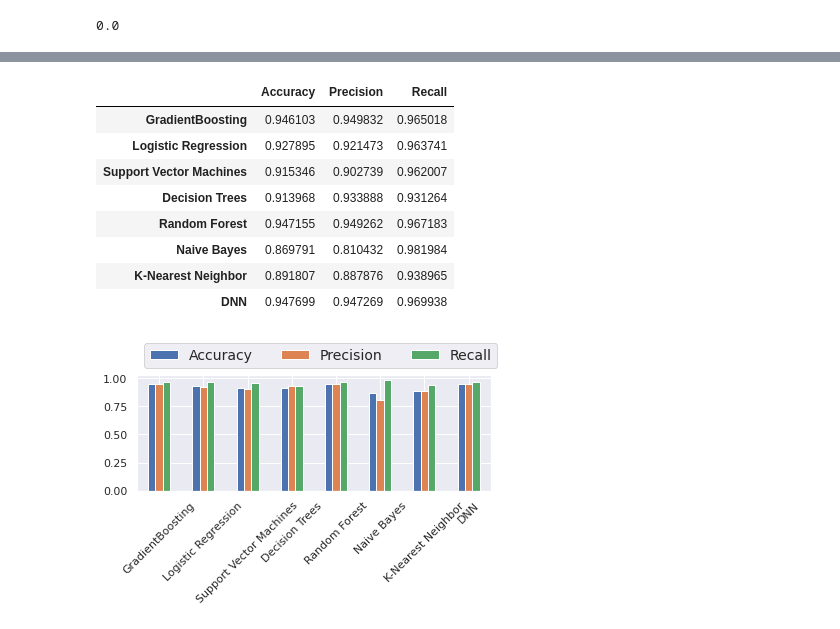
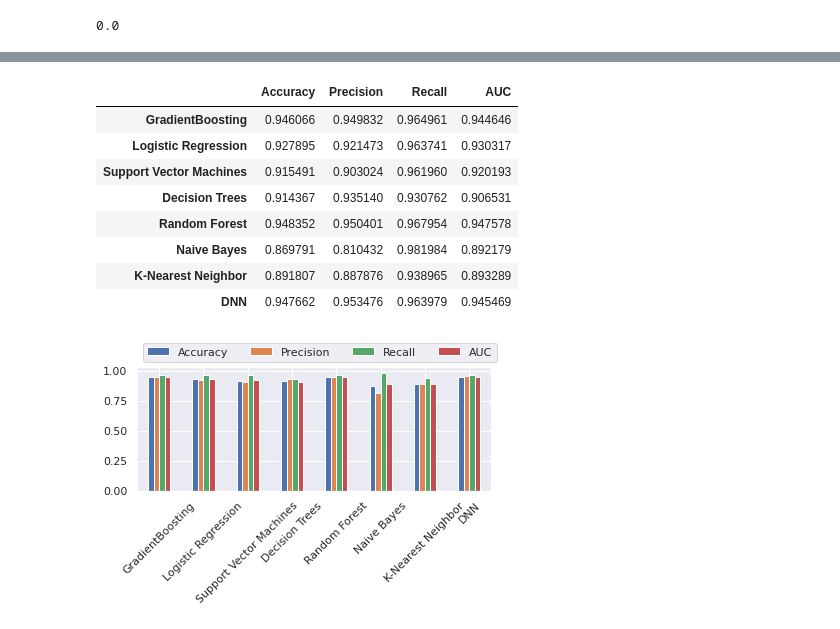
Before and after one commit to chukhman/lncRNAclassifier, a Jupyter notebook: Copyof_keras_binary_classifier_12.ipynb, the cells around one changed output, grey strips where cells are left out. Drawn from its saved outputs; the diff is of its cells as text; code cells hidden in the pictures.

Commit message:
Added ROC Curves for k-fold CV on all classifiers and AUC column on stats dataframe

```diff
--- a/Copyof_keras_binary_classifier_12.ipynb
+++ b/Copyof_keras_binary_classifier_12.ipynb
@@ -344,24 +344,28 @@ plt.tight_layout()
 [figure]
 # %%
 from sklearn.model_selection import StratifiedKFold
+from sklearn.metrics import roc_curve, confusion_matrix
+import sklearn.metrics as skmet
 
 k = 5
 
-accuracy, precision, recall = {}, {}, {}
+accuracy, precision, recall, auc = {}, {}, {}, {}
 
 # define k-fold cross validation test harness
 kfold = StratifiedKFold(n_splits=k, shuffle=True, random_state=seed)
 
 models['DNN'] = model
 
-zero_data = np.zeros(shape=(len(models.keys()),3))
-df_cvmodel = pd.DataFrame(zero_data, index=models.keys(), columns=['Accuracy', 'Precision', 'Recall'])
+zero_data = np.zeros(shape=(len(models.keys()),4))
+df_cvmodel = pd.DataFrame(zero_data, index=models.keys(), columns=['Accuracy', 'Precision', 'Recall','AUC'])
 # %%
 #df_cvmodel=0
 df_cvmodel['Accuracy']['DNN']
 # %% [output]
 0.0
 # %%
+
+
 for train, test in kfold.split(X, Y):
   # print(X)  //print(Y)
   X_train = X[train]
@@ -389,11 +393,13 @@ for train, test in kfold.split(X, Y):
     else:
       predictions = models[key].predict(X_test)
 
+    fpr, tpr, threshold = roc_curve(y_test.ravel(), predictions.ravel())
 
     # Calculate Accuracy, Precision and Recall Metrics
     df_cvmodel['Accuracy'][key] += accuracy_score(predictions, y_test)/k
     df_cvmodel['Precision'][key] += precision_score(predictions, y_test)/k
     df_cvmodel['Recall'][key] += recall_score(predictions, y_test)/k
+    df_cvmodel['AUC'][key] += skmet.auc(fpr,tpr)/k
 
     # accuracy[key] precision[key]  recall[key]
 # %% [output]
@@ -495,21 +497,21 @@ Model DNN Fitted
 # %%
 df_cvmodel
 # %% [output]
-|  | Accuracy | Precision | Recall |
-| GradientBoosting | 0.946103 | 0.949832 | 0.965018 |
-| Logistic Regression | 0.927895 | 0.921473 | 0.963741 |
-| Support Vector Machines | 0.915346 | 0.902739 | 0.962007 |
-| Decision Trees | 0.913968 | 0.933888 | 0.931264 |
-| Random Forest | 0.947155 | 0.949262 | 0.967183 |
-| Naive Bayes | 0.869791 | 0.810432 | 0.981984 |
-| K-Nearest Neighbor | 0.891807 | 0.887876 | 0.938965 |
-| DNN | 0.947699 | 0.947269 | 0.969938 |
+|  | Accuracy | Precision | Recall | AUC |
+| GradientBoosting | 0.946066 | 0.949832 | 0.964961 | 0.944646 |
+| Logistic Regression | 0.927895 | 0.921473 | 0.963741 | 0.930317 |
+| Support Vector Machines | 0.915491 | 0.903024 | 0.961960 | 0.920193 |
+| Decision Trees | 0.914367 | 0.935140 | 0.930762 | 0.906531 |
+| Random Forest | 0.948352 | 0.950401 | 0.967954 | 0.947578 |
+| Naive Bayes | 0.869791 | 0.810432 | 0.981984 | 0.892179 |
+| K-Nearest Neighbor | 0.891807 | 0.887876 | 0.938965 | 0.893289 |
+| DNN | 0.947662 | 0.953476 | 0.963979 | 0.945469 |
 # %%
 axcv  = df_cvmodel.plot.bar(rot=45)
-axcv.legend(ncol= len(models.keys()), bbox_to_anchor=(0, 1), loc='lower left', prop={'size': 14})
+axcv.legend(ncol= len(models.keys()), bbox_to_anchor=(0, 1), loc='lower left', prop={'size': 11})
 plt.tight_layout()
 # %% [output]
-[figure, old version]
+[figure, new version]
 # %%
 import matplotlib.pyplot as plt
 
```
Also changed, not shown: parts of 3 cells of this notebook.
